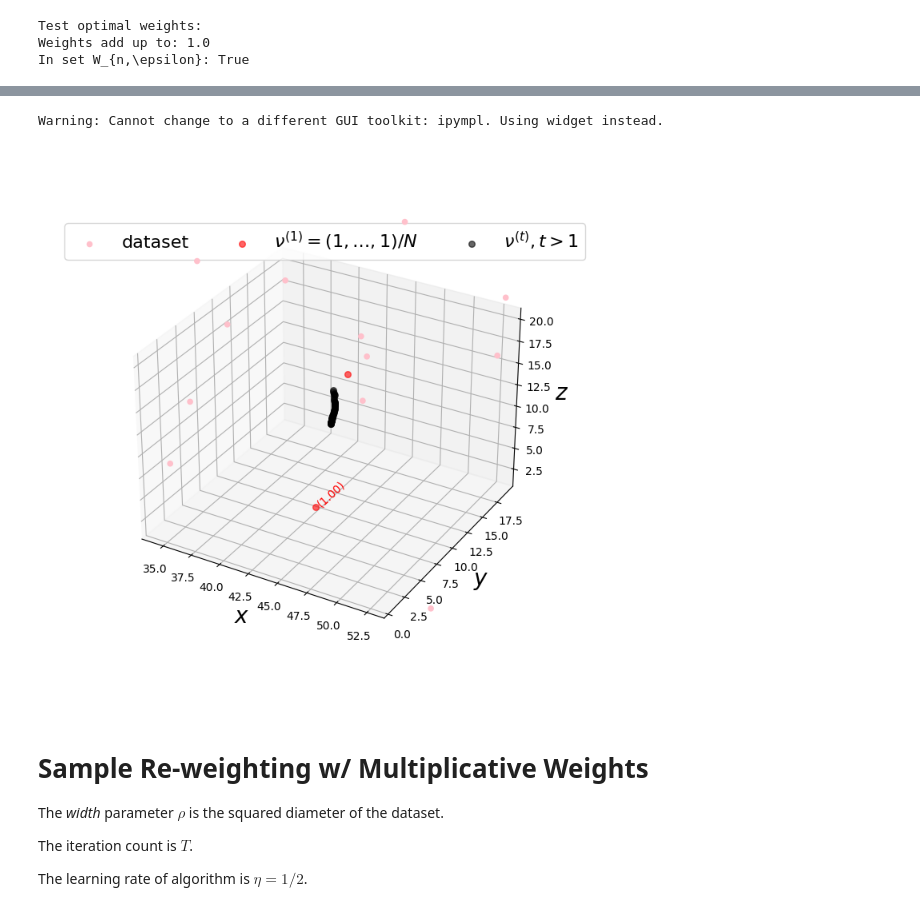
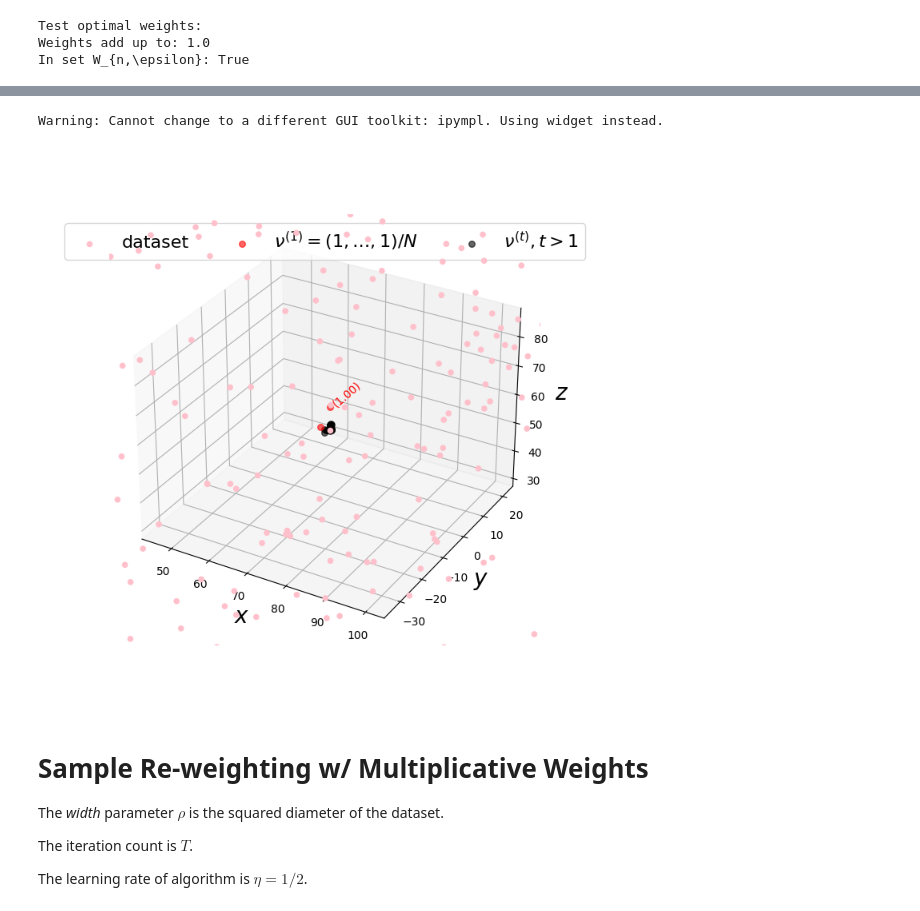
Before and after one commit to ordavidov/robust_mean_estimation, a Jupyter notebook: mean_estimation.ipynb, the cells around one changed output, grey strips where cells are left out. Saved outputs shown, nothing was run; the diff lists cells and outputs as text; code cells hidden in the pictures.

```diff
--- a/mean_estimation.ipynb
+++ b/mean_estimation.ipynb
@@ -139,38 +136,38 @@ array([[43.72091438,  7.14574662,  3.04126905]])
 # %%
 %matplotlib ipympl
 
-zoom = 0.1
+zoom = 0.3
 
 fig = plt.figure(figsize=(7,7))
 ax = fig.add_subplot(projection='3d')
 
 ax.scatter(x[:,0],x[:,1],x[:,2],s=20,c='pink',alpha=1,label='dataset',zorder=0)
 
 for i in range(T+1):
     if i==0:
         ax.scatter(nu[i,0],nu[i,1],nu[i,2],s=30,c='red',alpha=0.6,label=r'$\nu^{(1)}=(1,\ldots,1)/N$',zorder=5)
     elif i==T:
         ax.scatter(nu[i,0],nu[i,1],nu[i,2],s=30,c='black',alpha=0.6,label=r'$\nu^{(t)},t>1$',zorder=5)
     else:
         ax.scatter(nu[i,0],nu[i,1],nu[i,2],s=30,c='black',alpha=0.6,zorder=10)
 
 for i in range(num_centers):
     ax.scatter(centers[i,0],centers[i,1],centers[i,2],s=30,c='red',alpha=0.6,zorder=10)
     label = '({:.2f})'.format(weights[i])
     ax.text(centers[i,0],centers[i,1],centers[i,2],label,'y',c='red')
 
 ax.legend(loc='upper center',fontsize=16, ncol=3)
 ax.set_xlabel('$x$', fontsize=20)
 ax.set_ylabel('$y$', fontsize=20)
 ax.set_zlabel('$z$', fontsize=20)
 
 for i,fn in enumerate([ax.set_xlim,ax.set_ylim,ax.set_zlim]):
     fn(nu_best[i]-zoom*(upper_bnds[i]-lower_bnds[i]),nu_best[i]+zoom*(upper_bnds[i]-lower_bnds[i]))
 
 plt.show()
 # %% [output]
 Warning: Cannot change to a different GUI toolkit: ipympl. Using widget instead.
-[figure, old version]
+[figure, new version]
 # %% [markdown]
 # Sample Re-weighting w/ Multiplicative Weights
 
```
Also changed, not shown: parts of 10 cells of this notebook, 1 other file.
